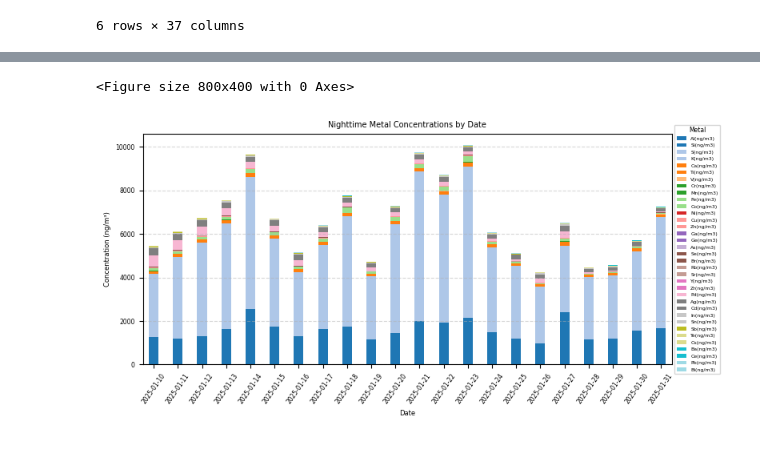
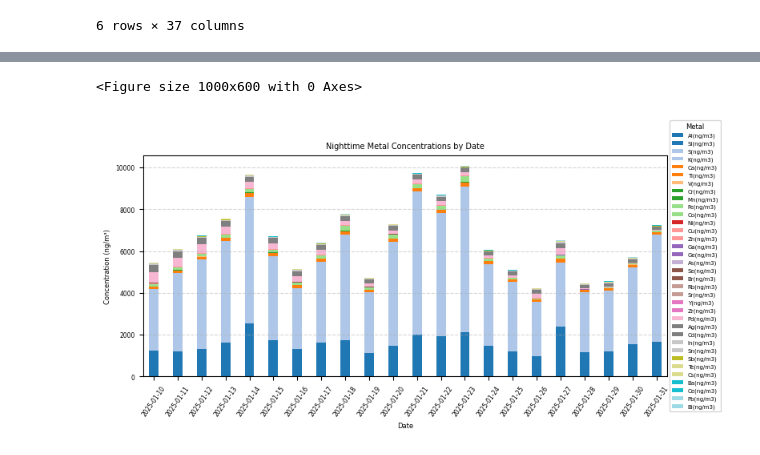
Before and after one commit to hyen0322/Data, a Jupyter notebook: Total, Day, Night Metal Concentrations.ipynb, the cells around one changed output, grey strips where cells are left out. Cells and saved outputs as stored; diff of their text form; code cells hidden in the pictures.

```diff
--- a/Total, Day, Night Metal Concentrations.ipynb
+++ b/Total, Day, Night Metal Concentrations.ipynb
@@ -158,35 +158,35 @@ plt.show()
 df_night = df_avg_all[df_avg_all['TimePeriod'] == 'Night'].copy()
 # %%
 # Nighttime 누적 막대 그래프
-plt.figure(figsize=(8, 4))  # 전체 그래프 크기 설정
+plt.figure(figsize=(10, 6))  # 전체 그래프 크기 설정
 
 df_night.set_index('Date')[metal_columns].plot(
     kind='bar', # 막대 그래프
     stacked=True, # 누적 그래프 설정
     figsize=(8, 4),
     width=0.4, # 막대 너비 설정
     colormap='tab20')  # 컬러맵 설정
 
 # 그래프 기본 설정
 plt.title("Nighttime Metal Concentrations by Date", fontsize=7)
 plt.xlabel("Date", fontsize=6)
 plt.ylabel("Concentration (ng/m³)", fontsize=6)
 plt.xticks(rotation=55, fontsize=5.5)
 plt.yticks(fontsize=5.5)
 plt.grid(axis='y', linestyle='--', alpha=0.5)
 
 # 범례 설정
 plt.legend(loc='center left',
            bbox_to_anchor=(1, 0.5),
-           fontsize=4.5,
+           fontsize=5,
            title='Metal',
-           title_fontsize=5.5)
+           title_fontsize=6)
 
 # 레이아웃 자동 조절
 plt.tight_layout()
 
 # 결과 출력
 plt.show()
 # %% [output]
-<Figure size 800x400 with 0 Axes>
+<Figure size 1000x600 with 0 Axes>
-[figure, old version]
+[figure, new version]
```
Also changed, not shown: parts of 2 cells of this notebook.
